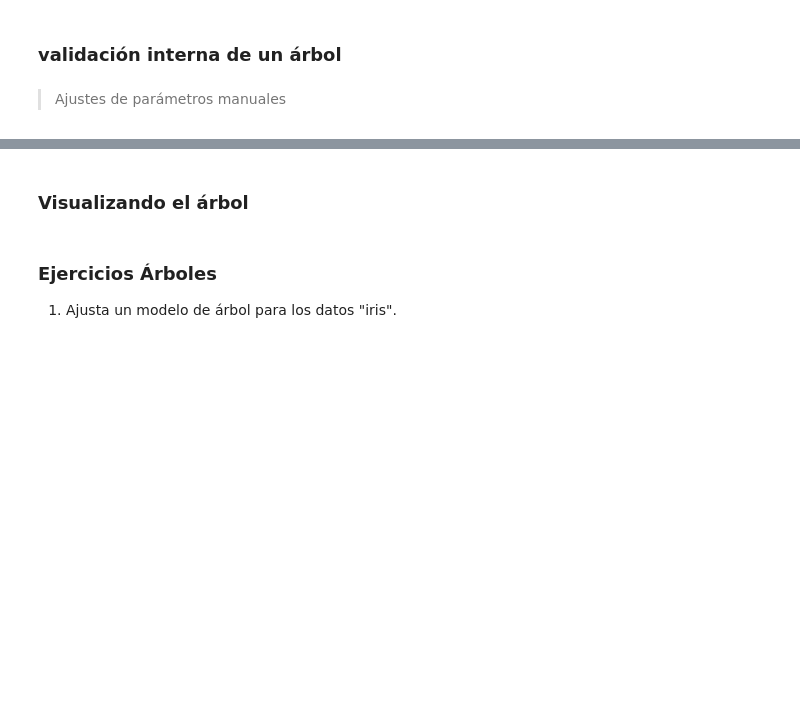
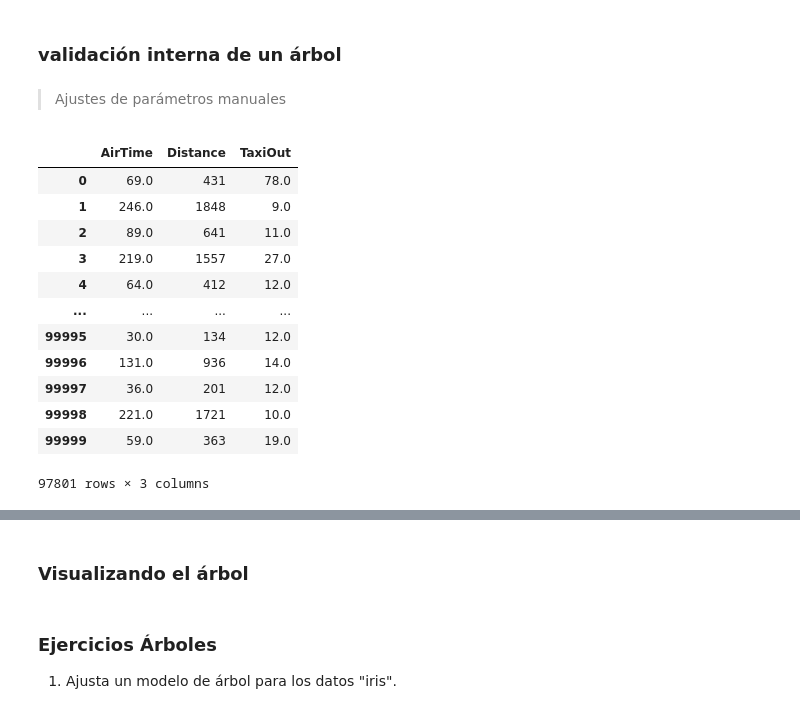
Before and after one commit to ricardoahumada/-Pythor_for_Data_Science, a Jupyter notebook: cap3/3.1.Intro-Classification-Completo.ipynb, the cells around one changed output, grey strips where cells are left out. Saved outputs shown, nothing was run; the diff lists cells and outputs as text; code cells hidden in the pictures; blank space fills up the shorter version.

```diff
--- a/cap3/3.1.Intro-Classification-Completo.ipynb
+++ b/cap3/3.1.Intro-Classification-Completo.ipynb
@@ -182,0 +214,16 @@ np.mean(predictions == y_test)
+# %%
+cols
+# %% [output]
+|  | AirTime | Distance | TaxiOut |
+| 0 | 69.0 | 431 | 78.0 |
+| 1 | 246.0 | 1848 | 9.0 |
+| 2 | 89.0 | 641 | 11.0 |
+| 3 | 219.0 | 1557 | 27.0 |
+| 4 | 64.0 | 412 | 12.0 |
+| ... | ... | ... | ... |
+| 99995 | 30.0 | 134 | 12.0 |
+| 99996 | 131.0 | 936 | 14.0 |
+| 99997 | 36.0 | 201 | 12.0 |
+| 99998 | 221.0 | 1721 | 10.0 |
+| 99999 | 59.0 | 363 | 19.0 |
+97801 rows × 3 columns
```
Also changed, not shown: parts of 12 cells of this notebook, 2 other files.
